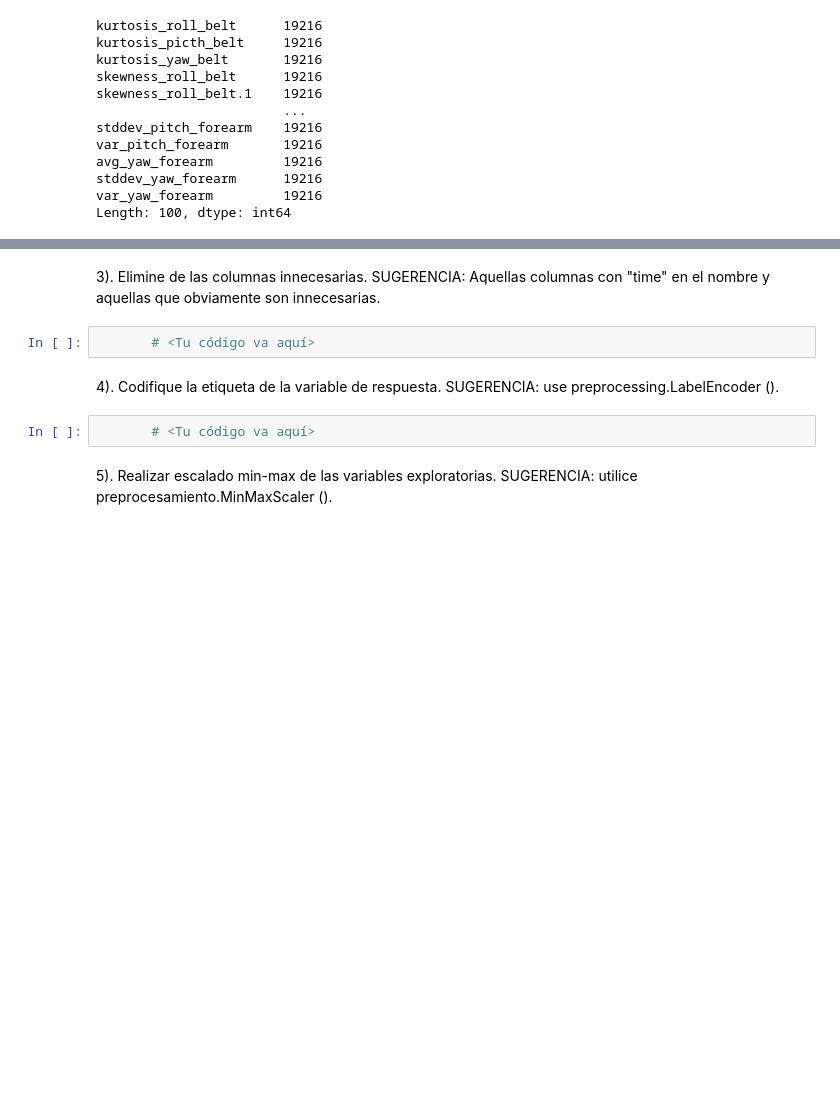
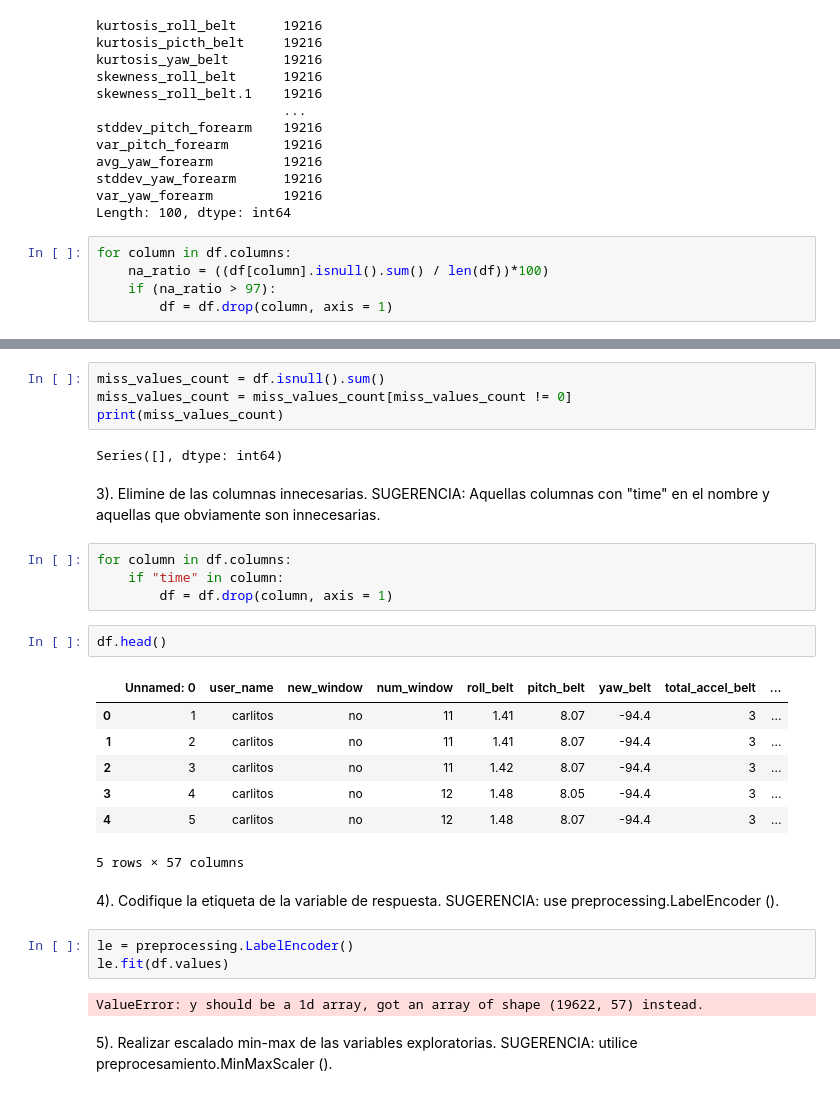
Before and after one commit to AndreaMendez09/Samsung-IA, a Jupyter notebook: 3.Ejercicios completados/2. Ejercicios obligatorios/Entregable 4 ML/problem_0502.ipynb, the cells around one changed output, grey strips where cells are left out. Saved outputs shown, nothing was run; the diff lists cells and outputs as text; blank space fills up the shorter version.

```diff
--- a/3.Ejercicios completados/2. Ejercicios obligatorios/Entregable 4 ML/problem_0502.ipynb
+++ b/3.Ejercicios completados/2. Ejercicios obligatorios/Entregable 4 ML/problem_0502.ipynb
@@ -150,3 +150,8 @@ avg_yaw_forearm         19216
 stddev_yaw_forearm      19216
 var_yaw_forearm         19216
 Length: 100, dtype: int64
+# %%
+for column in df.columns:
+    na_ratio = ((df[column].isnull().sum() / len(df))*100)
+    if (na_ratio > 97):
+        df = df.drop(column, axis = 1)
@@ -153,11 +168,32 @@ Length: 100, dtype: int64
+# %%
+miss_values_count = df.isnull().sum()
+miss_values_count = miss_values_count[miss_values_count != 0]
+print(miss_values_count)
+# %% [output]
+Series([], dtype: int64)
 # %% [markdown]
 3). Elimine de las columnas innecesarias. SUGERENCIA: Aquellas columnas con "time" en el nombre y aquellas que obviamente son innecesarias.
-# %%
-       # <Tu código va aquí>
+# %%
+for column in df.columns:
+    if "time" in column:
+        df = df.drop(column, axis = 1)
+# %%
+df.head()
+# %% [output]
+|  | Unnamed: 0 | user_name | new_window | num_window | roll_belt | pitch_belt | yaw_belt | total_accel_belt | ... |
+| 0 | 1 | carlitos | no | 11 | 1.41 | 8.07 | -94.4 | 3 | ... |
+| 1 | 2 | carlitos | no | 11 | 1.41 | 8.07 | -94.4 | 3 | ... |
+| 2 | 3 | carlitos | no | 11 | 1.42 | 8.07 | -94.4 | 3 | ... |
+| 3 | 4 | carlitos | no | 12 | 1.48 | 8.05 | -94.4 | 3 | ... |
+| 4 | 5 | carlitos | no | 12 | 1.48 | 8.07 | -94.4 | 3 | ... |
+5 rows × 57 columns
 # %% [markdown]
 4). Codifique la etiqueta de la variable de respuesta. SUGERENCIA: use preprocessing.LabelEncoder ().
-# %%
-       # <Tu código va aquí>
+# %%
+le = preprocessing.LabelEncoder()
+le.fit(df.values)
+# %% [output]
+ValueError: y should be a 1d array, got an array of shape (19622, 57) instead.
 # %% [markdown]
 5). Realizar escalado min-max de las variables exploratorias. SUGERENCIA: utilice preprocesamiento.MinMaxScaler ().
 # %%
```
Also changed, not shown: parts of 2 cells of this notebook, 2 other files.
